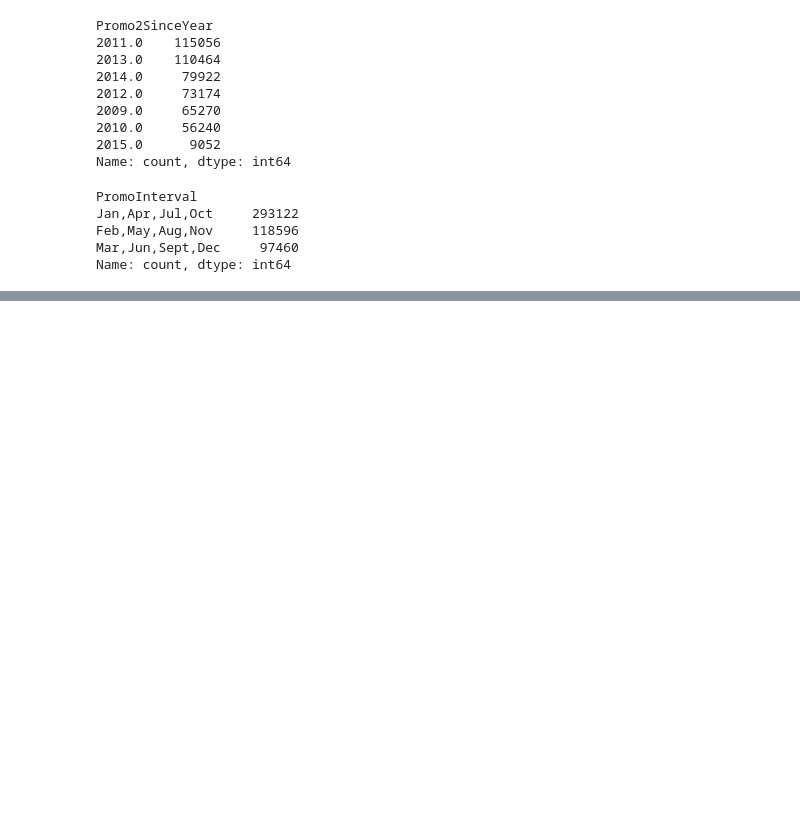
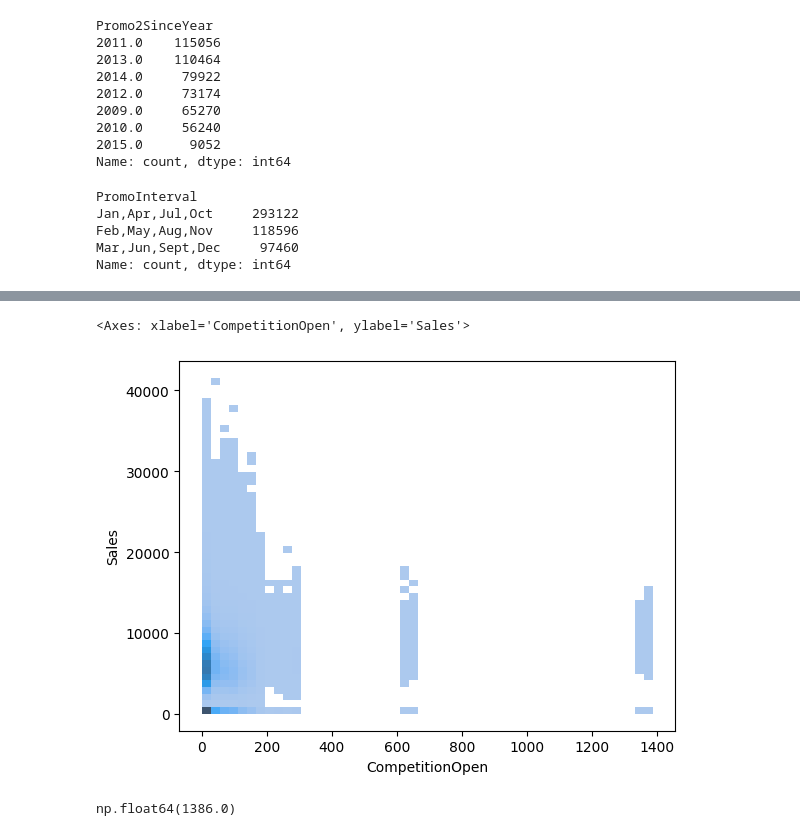
Before and after one commit to DhvanishChodavadiya/Rossmann-Demand-Forecasting, a Jupyter notebook: notebook/EDA.ipynb, the cells around one changed output, grey strips where cells are left out. Cells and saved outputs as stored; diff of their text form; code cells hidden in the pictures; blank space fills up the shorter version.

```diff
--- a/notebook/EDA.ipynb
+++ b/notebook/EDA.ipynb
@@ -336,0 +401,9 @@ Name: count, dtype: int64
+# %%
+sns.histplot(data=df,x='CompetitionOpen',y="Sales",bins=50)
+# %% [output]
+<Axes: xlabel='CompetitionOpen', ylabel='Sales'>
+[figure, added]
+# %%
+df['CompetitionOpen'].max()
+# %% [output]
+np.float64(1386.0)
```
Also changed, not shown: parts of 11 cells of this notebook, 2 other files.
